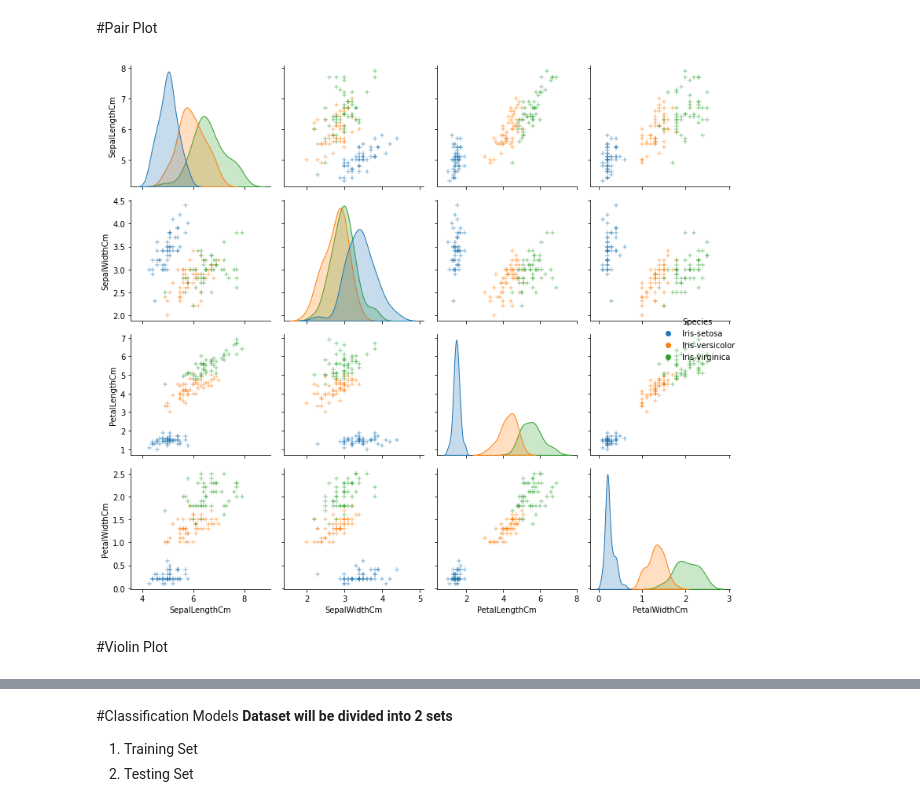
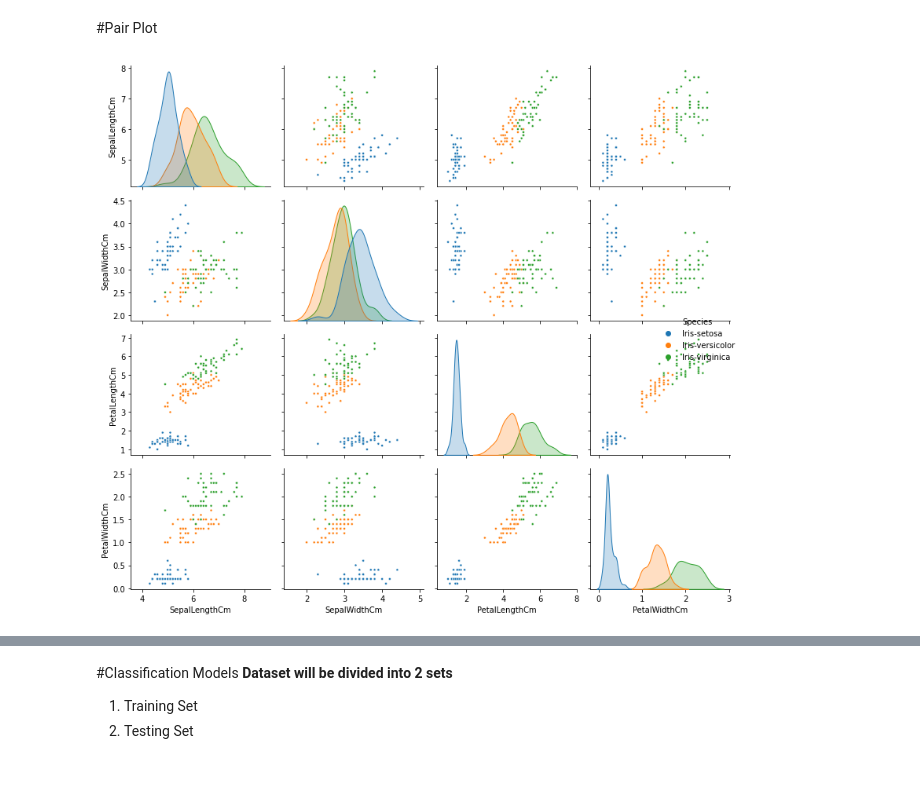
Before and after one commit to ManikGo/Projects, a Jupyter notebook: Iris_Dataset.ipynb, the cells around one changed output, grey strips where cells are left out. Cells and saved outputs as stored; diff of their text form; code cells hidden in the pictures; blank space fills up the shorter version.

```diff
--- a/Iris_Dataset.ipynb
+++ b/Iris_Dataset.ipynb
@@ -251,9 +240,7 @@ plt.tight_layout()
 # %% [markdown]
 #Pair Plot
 # %%
-sns.pairplot(iris, hue='Species', markers='+')
+sns.pairplot(iris, hue='Species',  markers='.')
 plt.tight_layout()
 # %% [output]
-[figure, old version]
+[figure, new version]
-# %% [markdown]
-#Violin Plot
```
Also changed, not shown: parts of 35 cells of this notebook.
